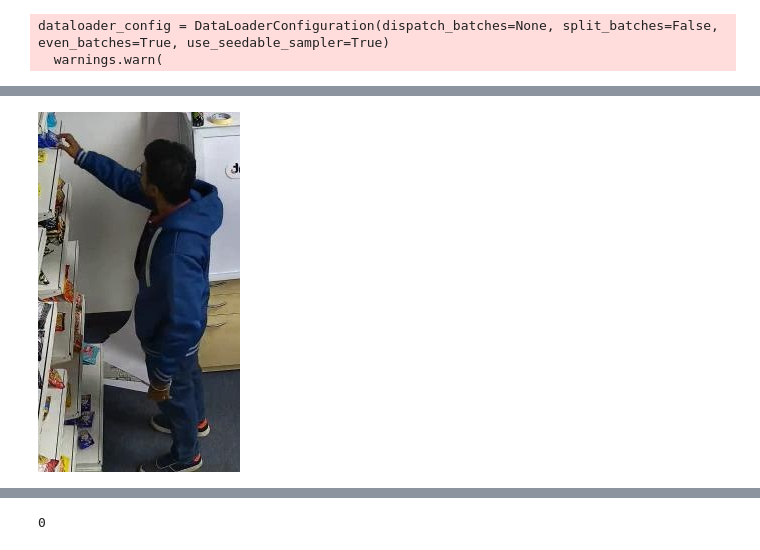
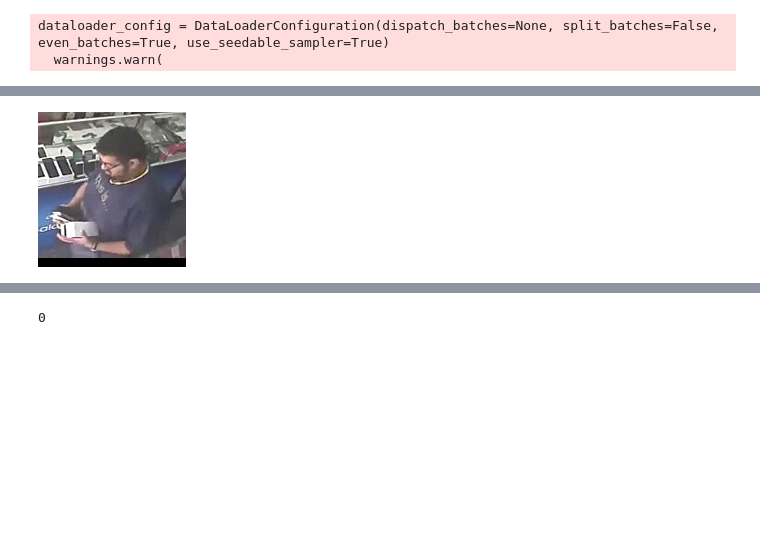
Before and after one commit to trueuser3/ML_project_2_course, a Jupyter notebook: vit.ipynb, the cells around one changed output, grey strips where cells are left out. Saved outputs shown, nothing was run; the diff lists cells and outputs as text; code cells hidden in the pictures; blank space fills up the shorter version.

```diff
--- a/vit.ipynb
+++ b/vit.ipynb
@@ -51,3 +26,5 @@ ds = DatasetDict({
+# %%
+ds = ds_videos["train"].train_test_split(test_size=0.1)
 # %%
 ds
 # %% [output]
@@ -64,3 +66,3 @@ DatasetDict({
 # %%
-ds = ds.class_encode_column("labels")
+# ds = ds.class_encode_column("labels")
 # %%
@@ -76,3 +73,3 @@ ds['train'].num_rows
 # %%
-image = ex['image']
-image
+# image = ex['image']
+# image
@@ -112,7 +103,8 @@ def crop_image(image, box):
     return cropped_img
 
 device = 'cuda' if torch.cuda.is_available() else 'cpu'
-model_detect = YOLO('yolov8n.pt').to(device)
+torch.cuda.set_device(0)
+model_detect = YOLO('yolov8n.pt')
 model_detect.classes = [0]
 
 def recieve_box(image):
@@ -367,9 +449,9 @@ Dataset({
 })
 # %%
-ex = ds_detected['test'][7]
+ex = ds_detected['test'][400]
 ex['image']
 # %% [output]
-[figure, old version]
+[figure, new version]
 # %%
 inputs = processor(ex['image'], return_tensors='pt')
 # %%
```
Also changed, not shown: parts of 52 cells of this notebook, 1 other file.
